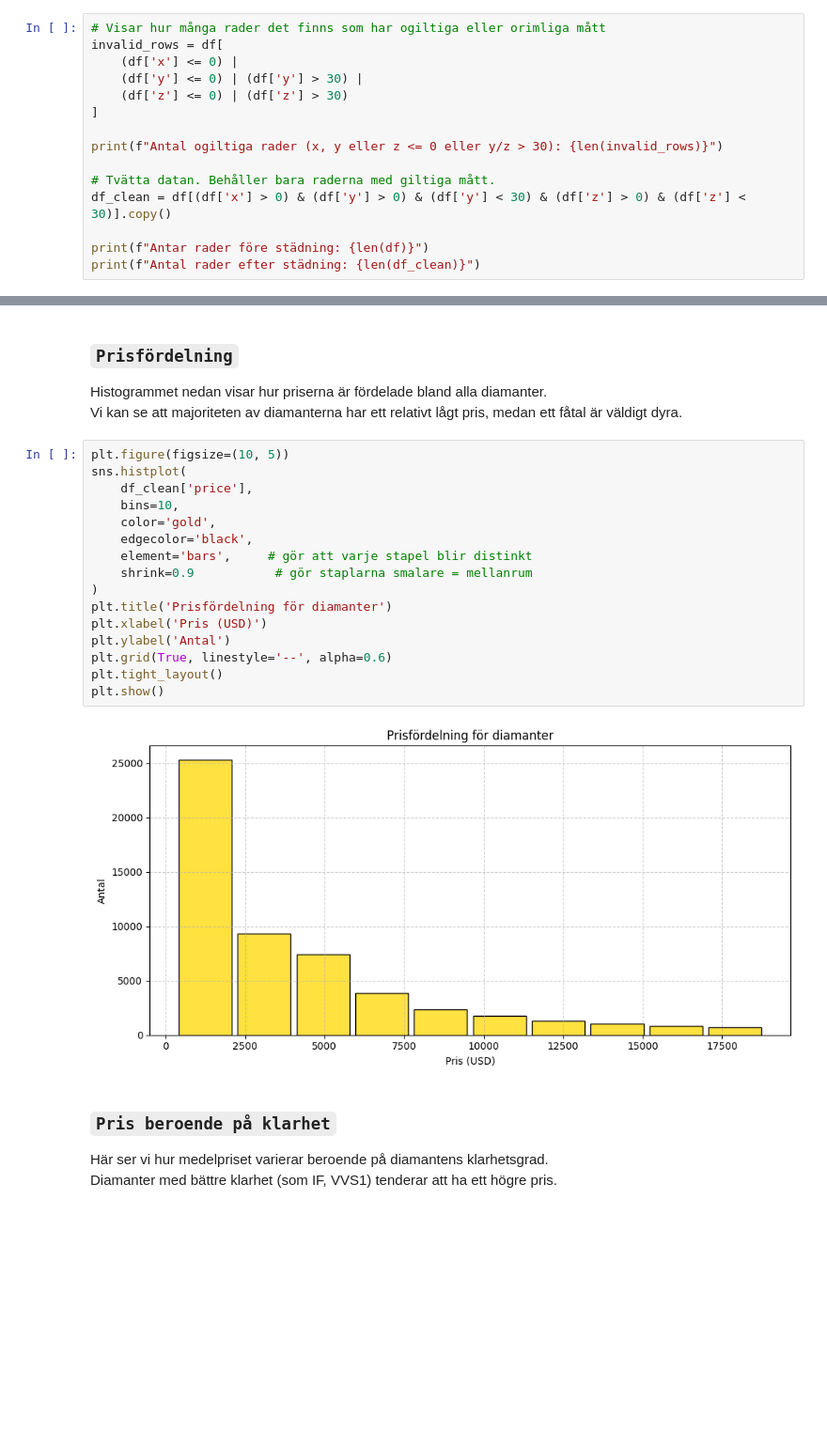
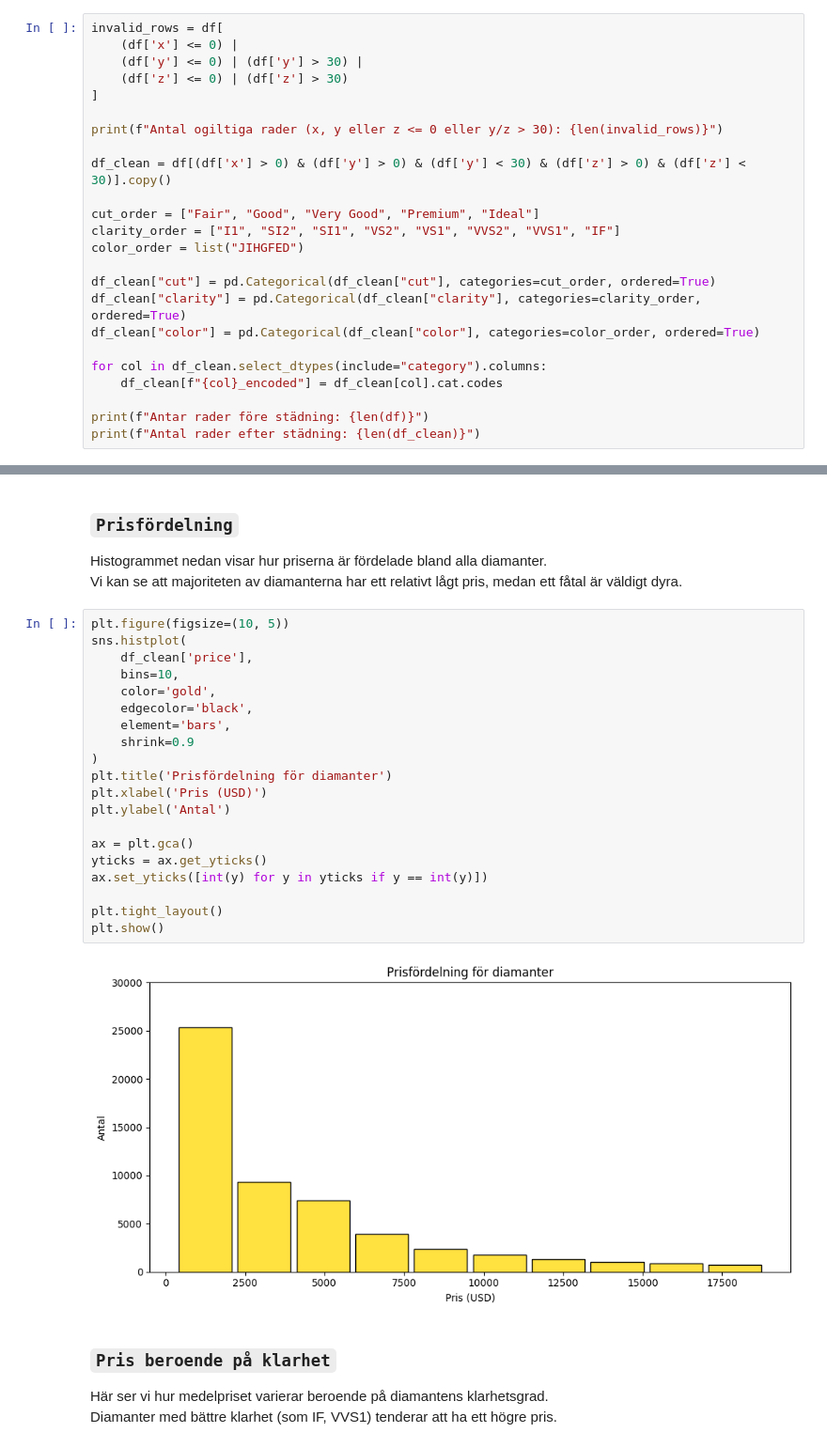
Before and after one commit to ecthelionofthefountain-510/python_kunskapskontroll, a Jupyter notebook: part_2.ipynb, the cells around one changed output, grey strips where cells are left out. Shown at 94% size. Cells and saved outputs as stored; diff of their text form; blank space fills up the shorter version.

```diff
--- a/part_2.ipynb
+++ b/part_2.ipynb
@@ -60,7 +60,6 @@ Eftersom fysiska diamanter inte kan ha 0 i längd, bredd eller djup undersöker
 
 Vi filtrerar bort alla rader där någon av dessa dimensioner är noll.
 # %%
-# Visar hur många rader det finns som har ogiltiga eller orimliga mått
 invalid_rows = df[
     (df['x'] <= 0) |
     (df['y'] <= 0) | (df['y'] > 30) |
@@ -69,8 +68,18 @@ invalid_rows = df[
 
 print(f"Antal ogiltiga rader (x, y eller z <= 0 eller y/z > 30): {len(invalid_rows)}")
 
-# Tvätta datan. Behåller bara raderna med giltiga mått.
 df_clean = df[(df['x'] > 0) & (df['y'] > 0) & (df['y'] < 30) & (df['z'] > 0) & (df['z'] < 30)].copy()
+
+cut_order = ["Fair", "Good", "Very Good", "Premium", "Ideal"]
+clarity_order = ["I1", "SI2", "SI1", "VS2", "VS1", "VVS2", "VVS1", "IF"]
+color_order = list("JIHGFED")
+
+df_clean["cut"] = pd.Categorical(df_clean["cut"], categories=cut_order, ordered=True)
+df_clean["clarity"] = pd.Categorical(df_clean["clarity"], categories=clarity_order, ordered=True)
+df_clean["color"] = pd.Categorical(df_clean["color"], categories=color_order, ordered=True)
+
+for col in df_clean.select_dtypes(include="category").columns:
+    df_clean[f"{col}_encoded"] = df_clean[col].cat.codes
 
 print(f"Antar rader före städning: {len(df)}")
 print(f"Antal rader efter städning: {len(df_clean)}")
@@ -121,21 +132,25 @@ Vi kan se att majoriteten av diamanterna har ett relativt lågt pris, medan ett
 # %%
 plt.figure(figsize=(10, 5))
 sns.histplot(
     df_clean['price'],
     bins=10,
     color='gold',
     edgecolor='black',
-    element='bars',     # gör att varje stapel blir distinkt
-    shrink=0.9           # gör staplarna smalare = mellanrum
+    element='bars',
+    shrink=0.9
 )
 plt.title('Prisfördelning för diamanter')
 plt.xlabel('Pris (USD)')
 plt.ylabel('Antal')
-plt.grid(True, linestyle='--', alpha=0.6)
+
+ax = plt.gca()
+yticks = ax.get_yticks()
+ax.set_yticks([int(y) for y in yticks if y == int(y)])
+
 plt.tight_layout()
 plt.show()
 # %% [output]
-[figure, old version]
+[figure, new version]
 # %% [markdown]
 ### `Pris beroende på klarhet`
 
```
Also changed, not shown: parts of 15 cells of this notebook, 5 other files.
